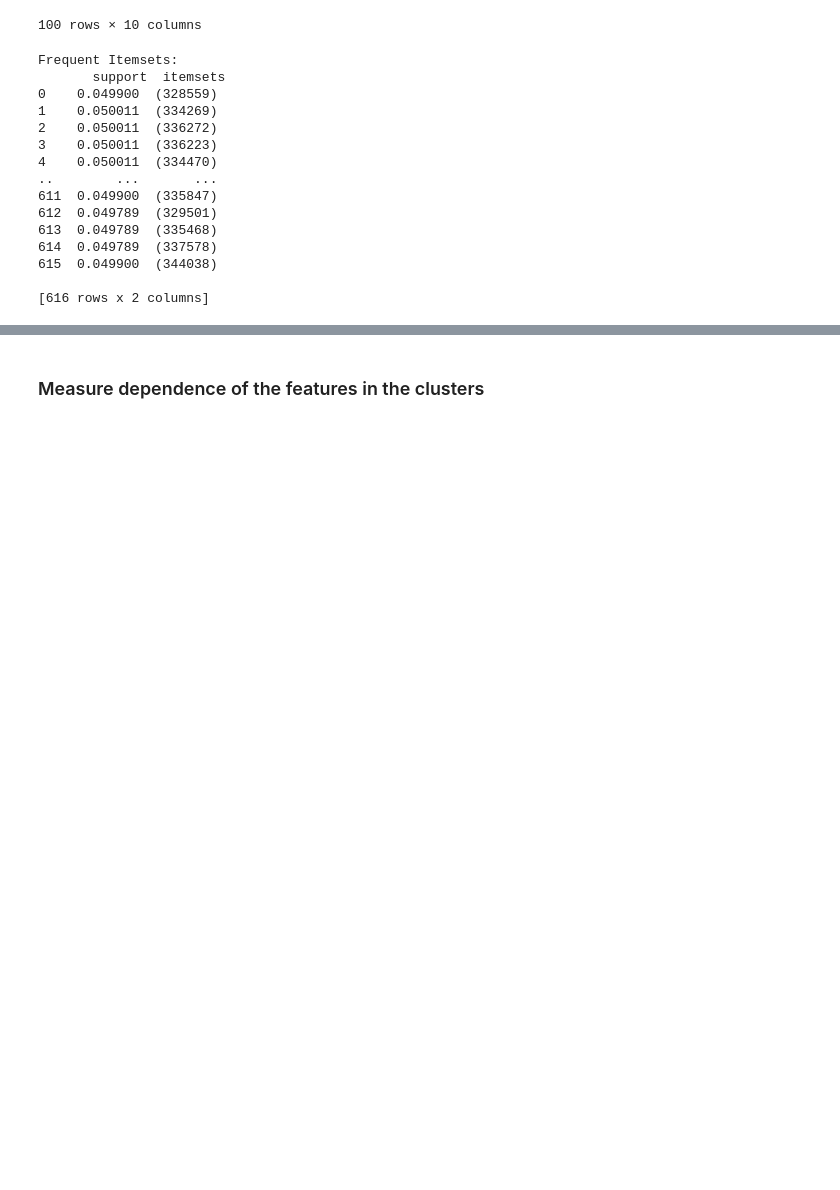
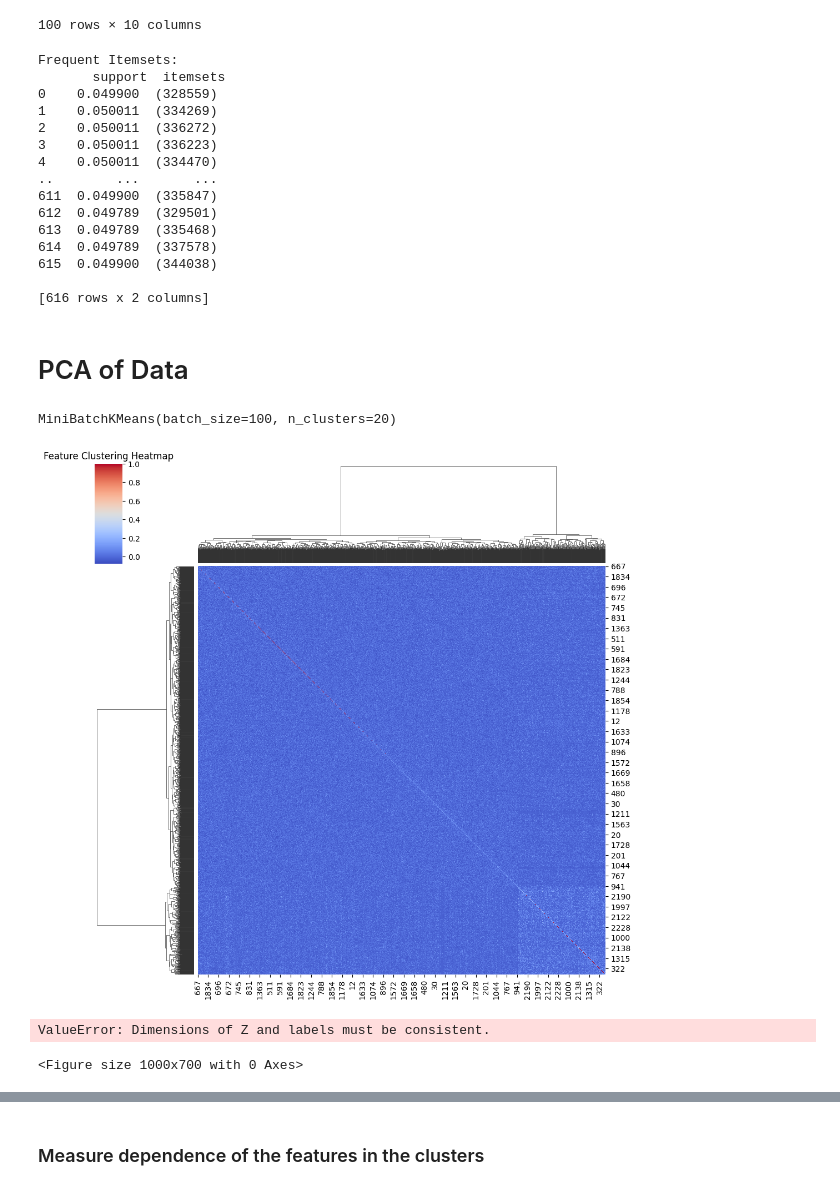
Before and after one commit to pfoytik/scenarioDiscovery, a Jupyter notebook: ema_clustering.ipynb, the cells around one changed output, grey strips where cells are left out. Saved outputs shown, nothing was run; the diff lists cells and outputs as text; code cells hidden in the pictures; blank space fills up the shorter version.

```diff
--- a/ema_clustering.ipynb
+++ b/ema_clustering.ipynb
@@ -1065,3 +1069,25 @@ with open('high_clusters.json', 'r') as f:
 ### read in low_clusters.json
 with open('low_clusters.json', 'r') as f:
     low_clusters_json = json.load(f)
+# %% [markdown]
+# PCA of Data
+# %%
+from sklearn.decomposition import PCA
+import seaborn as sns
+import scipy.cluster.hierarchy as sch
+from sklearn.cluster import AgglomerativeClustering
+import numpy as np
+
+#corr_matrix = high_inputs.iloc[samp_high_results[0]].corr()
+corr_matrix = np.corrcoef(high_inputs.iloc[samp_high_results[0]].T)
+
+
+#pca = PCA(n_components=4)
+#pca_data = pca.fit_transform(X)
+
+
+### plot pca_data
+#plt.scatter(pca_data[:,0], pca_data[:,1])
+#plt.xlabel('PC1')
+#plt.ylabel('PC2')
+#plt.show()
@@ -1067,0 +1097,7 @@ with open('low_clusters.json', 'r') as f:
+# %%
+from sklearn.cluster import MiniBatchKMeans
+
+kmeans = MiniBatchKMeans(n_clusters=20, batch_size=100)
+kmeans.fit(high_inputs.iloc[samp_high_results[0]].T)  # Cluster features directly
+# %% [output]
+MiniBatchKMeans(batch_size=100, n_clusters=20)
@@ -1067,0 +1109,32 @@ with open('low_clusters.json', 'r') as f:
+# %%
+import seaborn as sns
+import matplotlib.pyplot as plt
+
+# Assuming `corr_matrix` is your correlation matrix and `cluster_labels` are assigned
+sns.clustermap(
+    corr_matrix,
+    metric="euclidean",
+    method="ward",
+    cmap="coolwarm",
+    figsize=(10, 10),
+    row_cluster=True,
+    col_cluster=True
+)
+plt.title("Feature Clustering Heatmap")
+plt.show()
+# %% [output]
+[figure, added]
+# %%
+from scipy.cluster.hierarchy import dendrogram, linkage
+
+# Perform hierarchical clustering
+linked = linkage(corr_matrix, method='ward')
+
+# Plot the dendrogram
+plt.figure(figsize=(10, 7))
+dendrogram(linked, labels=high_results.columns, orientation='right', leaf_font_size=8)
+plt.title("Feature Clustering Dendrogram")
+plt.show()
+# %% [output]
+ValueError: Dimensions of Z and labels must be consistent.
+<Figure size 1000x700 with 0 Axes>
```
Also changed, not shown: parts of 6 cells of this notebook, 2 other files.
